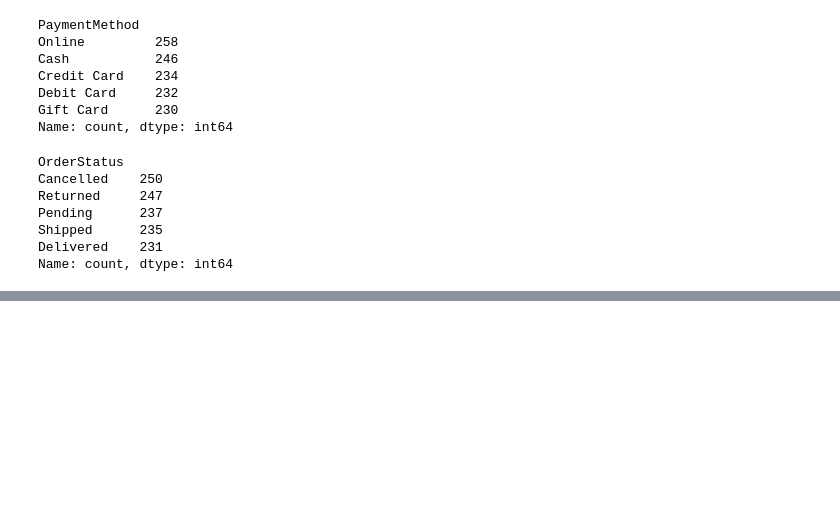
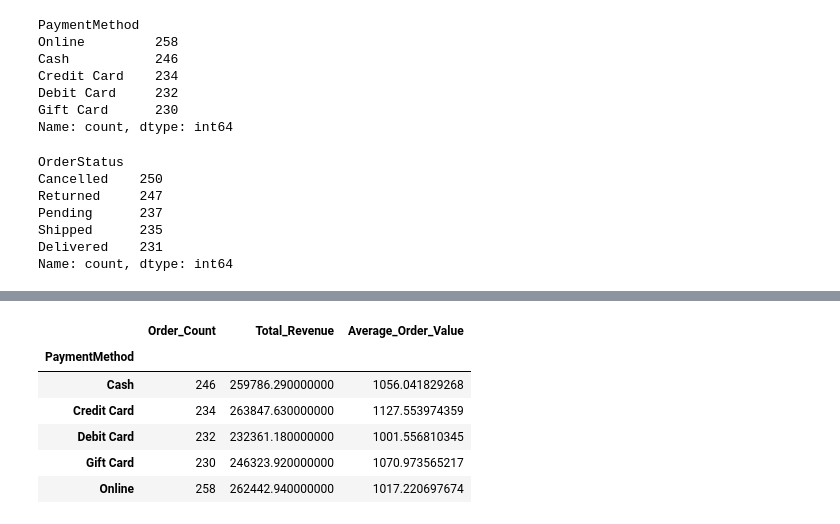
Before and after one commit to aqsakhan3/project-2, a Jupyter notebook: EDA_using_pandas.ipynb, the cells around one changed output, grey strips where cells are left out. Saved outputs shown, nothing was run; the diff lists cells and outputs as text; code cells hidden in the pictures; blank space fills up the shorter version.

```diff
--- a/EDA_using_pandas.ipynb
+++ b/EDA_using_pandas.ipynb
@@ -215,0 +289,14 @@ Name: count, dtype: int64
+# %%
+df.groupby("PaymentMethod",observed=False).agg(
+    Order_Count = ("PaymentMethod","count"),
+    Total_Revenue = ("TotalPrice","sum"),
+    Average_Order_Value = ("TotalPrice","mean")
+)
+# %% [output]
+|  | Order_Count | Total_Revenue | Average_Order_Value |
+| PaymentMethod |  |  |  |
+| Cash | 246 | 259786.290000000 | 1056.041829268 |
+| Credit Card | 234 | 263847.630000000 | 1127.553974359 |
+| Debit Card | 232 | 232361.180000000 | 1001.556810345 |
+| Gift Card | 230 | 246323.920000000 | 1070.973565217 |
+| Online | 258 | 262442.940000000 | 1017.220697674 |
```
Also changed, not shown: parts of 12 cells of this notebook.
